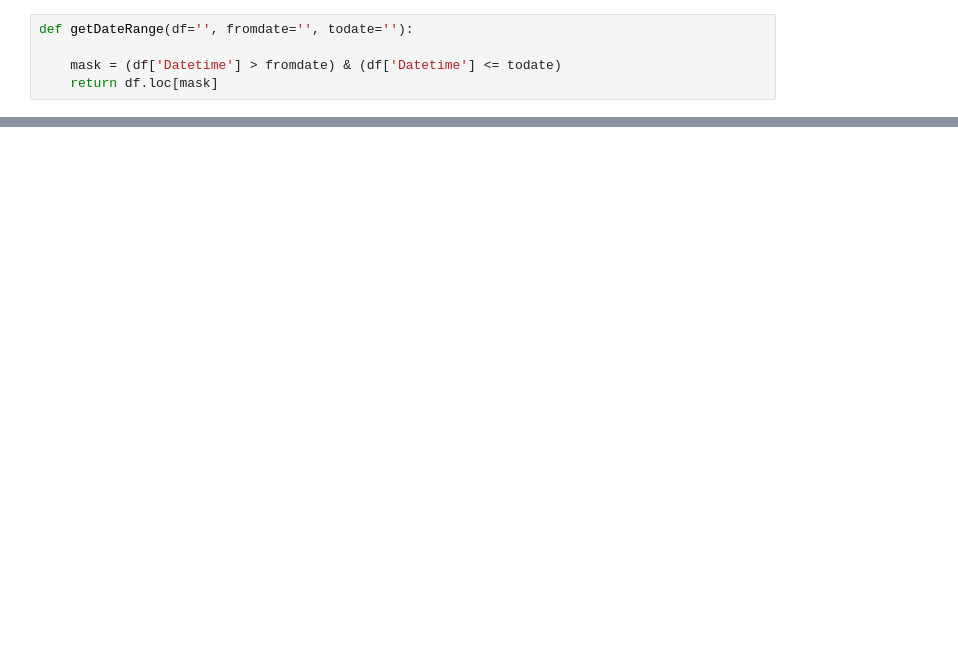
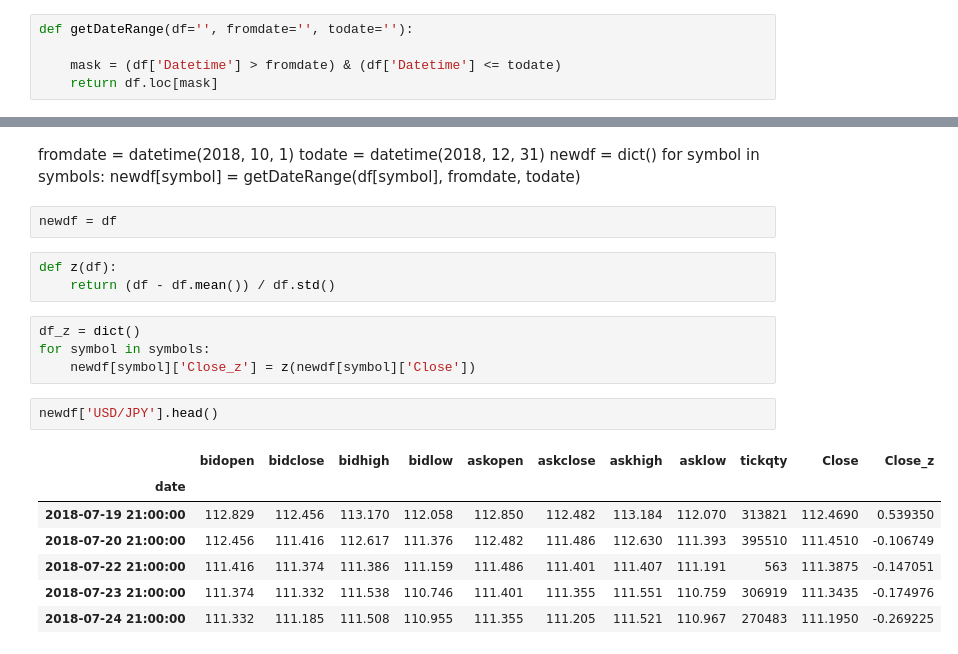
Before and after one commit to ballmdr/blockchain-python, a Jupyter notebook: Quantitative Analysis.ipynb, the cells around one changed output, grey strips where cells are left out. Saved outputs shown, nothing was run; the diff lists cells and outputs as text; blank space fills up the shorter version.

```diff
--- a/Quantitative Analysis.ipynb
+++ b/Quantitative Analysis.ipynb
@@ -83,0 +58,25 @@ tripplesd2 = mean - sd
+# %% [markdown]
+fromdate = datetime(2018, 10, 1)
+todate = datetime(2018, 12, 31)
+newdf = dict()
+for symbol in symbols:
+    newdf[symbol] = getDateRange(df[symbol], fromdate, todate)
+# %%
+newdf = df
+# %%
+def z(df):
+    return (df - df.mean()) / df.std()
+# %%
+df_z = dict()
+for symbol in symbols:
+    newdf[symbol]['Close_z'] = z(newdf[symbol]['Close'])
+# %%
+newdf['USD/JPY'].head()
+# %% [output]
+|  | bidopen | bidclose | bidhigh | bidlow | askopen | askclose | askhigh | asklow | tickqty | Close | Close_z |
+| date |  |  |  |  |  |  |  |  |  |  |  |
+| 2018-07-19 21:00:00 | 112.829 | 112.456 | 113.170 | 112.058 | 112.850 | 112.482 | 113.184 | 112.070 | 313821 | 112.4690 | 0.539350 |
+| 2018-07-20 21:00:00 | 112.456 | 111.416 | 112.617 | 111.376 | 112.482 | 111.486 | 112.630 | 111.393 | 395510 | 111.4510 | -0.106749 |
+| 2018-07-22 21:00:00 | 111.416 | 111.374 | 111.386 | 111.159 | 111.486 | 111.401 | 111.407 | 111.191 | 563 | 111.3875 | -0.147051 |
+| 2018-07-23 21:00:00 | 111.374 | 111.332 | 111.538 | 110.746 | 111.401 | 111.355 | 111.551 | 110.759 | 306919 | 111.3435 | -0.174976 |
+| 2018-07-24 21:00:00 | 111.332 | 111.185 | 111.508 | 110.955 | 111.355 | 111.205 | 111.521 | 110.967 | 270483 | 111.1950 | -0.269225 |
```
Also changed, not shown: parts of 16 cells of this notebook.
